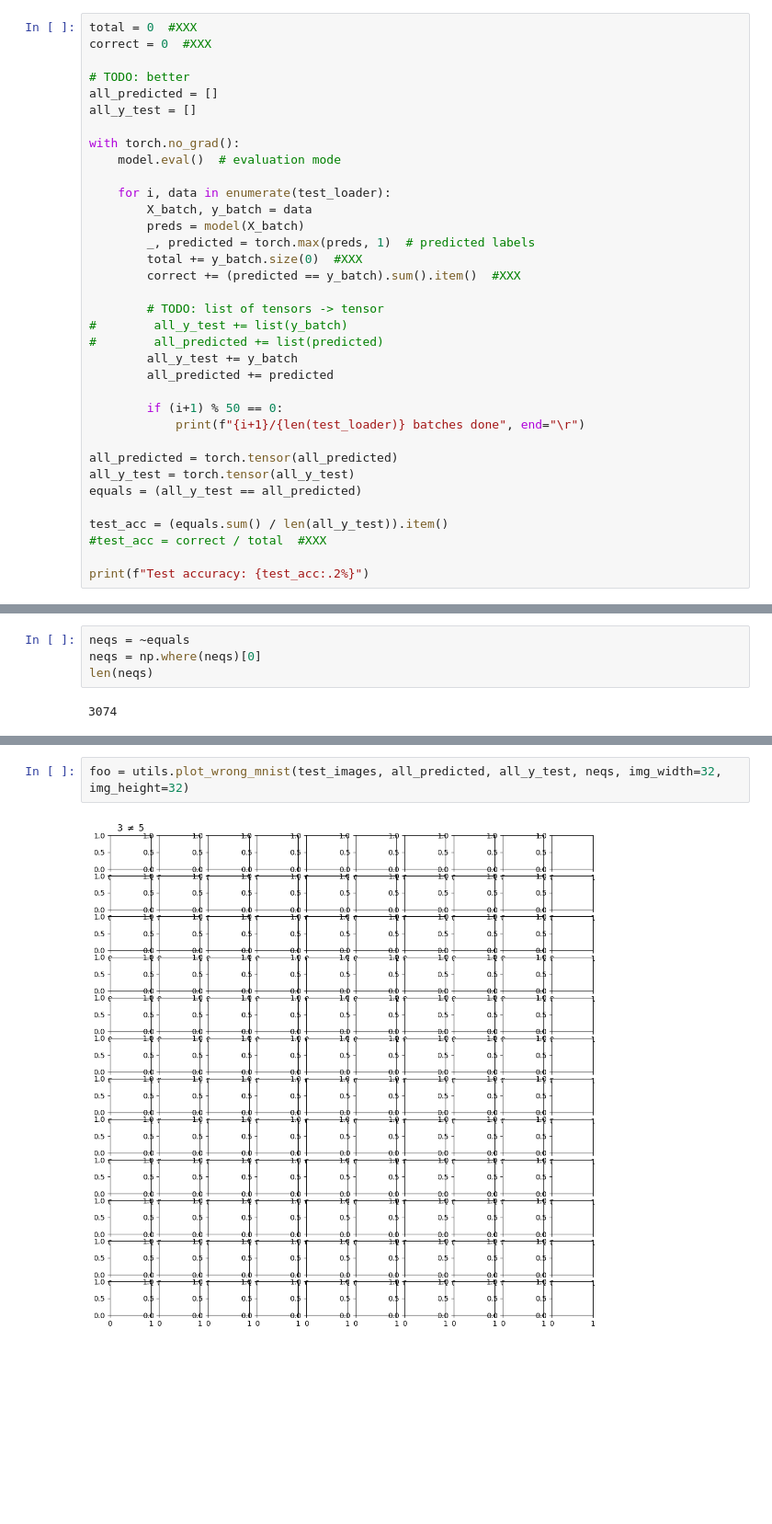
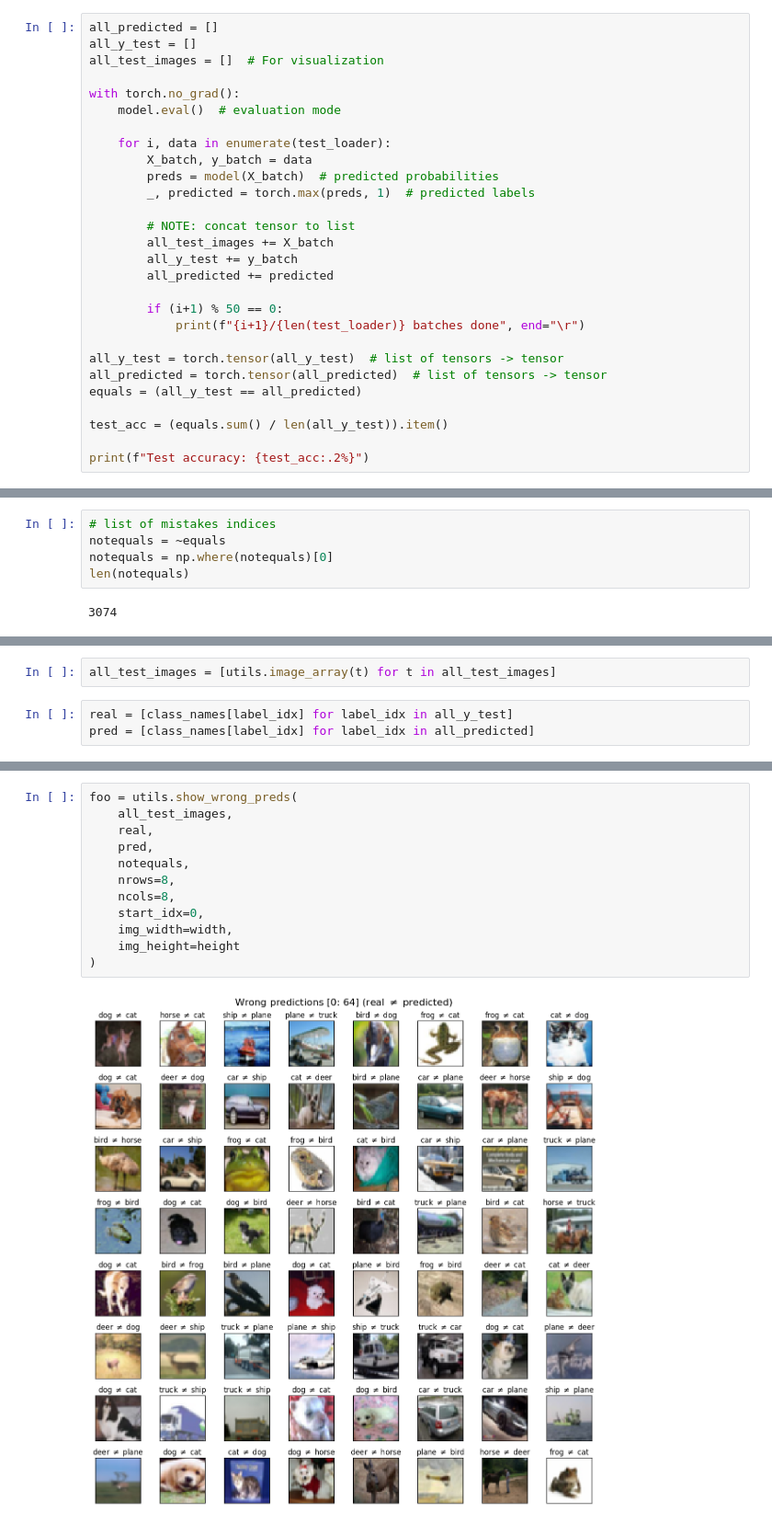
Before and after one commit to camiloakv/deep_dish, a Jupyter notebook: cnn_pytorch.ipynb, the cells around one changed output, grey strips where cells are left out. Shown at 92% size. Saved outputs shown, nothing was run; the diff lists cells and outputs as text; blank space fills up the shorter version.

```diff
--- a/cnn_pytorch.ipynb
+++ b/cnn_pytorch.ipynb
@@ -231,45 +238,39 @@ Prediction data\images\cifar10_ext\french-bulldog-04.jpg: horse
 # %% [markdown]
 ### Evaluation (accuracy)
 # %%
-total = 0  #XXX
-correct = 0  #XXX
-
-# TODO: better
 all_predicted = []
 all_y_test = []
+all_test_images = []  # For visualization
 
 with torch.no_grad():
     model.eval()  # evaluation mode
 
     for i, data in enumerate(test_loader):
         X_batch, y_batch = data
-        preds = model(X_batch)
+        preds = model(X_batch)  # predicted probabilities
         _, predicted = torch.max(preds, 1)  # predicted labels
-        total += y_batch.size(0)  #XXX
-        correct += (predicted == y_batch).sum().item()  #XXX
 
-        # TODO: list of tensors -> tensor
-#        all_y_test += list(y_batch)
-#        all_predicted += list(predicted)
+        # NOTE: concat tensor to list
+        all_test_images += X_batch
         all_y_test += y_batch
         all_predicted += predicted
 
         if (i+1) % 50 == 0:
             print(f"{i+1}/{len(test_loader)} batches done", end="\r")
 
-all_predicted = torch.tensor(all_predicted)
-all_y_test = torch.tensor(all_y_test)
+all_y_test = torch.tensor(all_y_test)  # list of tensors -> tensor
+all_predicted = torch.tensor(all_predicted)  # list of tensors -> tensor
 equals = (all_y_test == all_predicted)
 
 test_acc = (equals.sum() / len(all_y_test)).item()
-#test_acc = correct / total  #XXX
 
 print(f"Test accuracy: {test_acc:.2%}")
 # %% [output]
 Test accuracy: 69.26%
 # %%
-neqs = ~equals
-neqs = np.where(neqs)[0]
-len(neqs)
+# list of mistakes indices
+notequals = ~equals
+notequals = np.where(notequals)[0]
+len(notequals)
 # %% [output]
 3074
@@ -296,0 +277,5 @@ torch.Size([3, 32, 32])
+# %%
+all_test_images = [utils.image_array(t) for t in all_test_images]
+# %%
+real = [class_names[label_idx] for label_idx in all_y_test]
+pred = [class_names[label_idx] for label_idx in all_predicted]
@@ -297,4 +297,14 @@ torch.Size([3, 32, 32])
 # %%
-foo = utils.plot_wrong_mnist(test_images, all_predicted, all_y_test, neqs, img_width=32, img_height=32)
+foo = utils.show_wrong_preds(
+    all_test_images,
+    real,
+    pred,
+    notequals,
+    nrows=8,
+    ncols=8,
+    start_idx=0,
+    img_width=width,
+    img_height=height
+)
 # %% [output]
-[figure, old version]
+[figure, new version]
```
Also changed, not shown: parts of 39 cells of this notebook, 2 other files.
